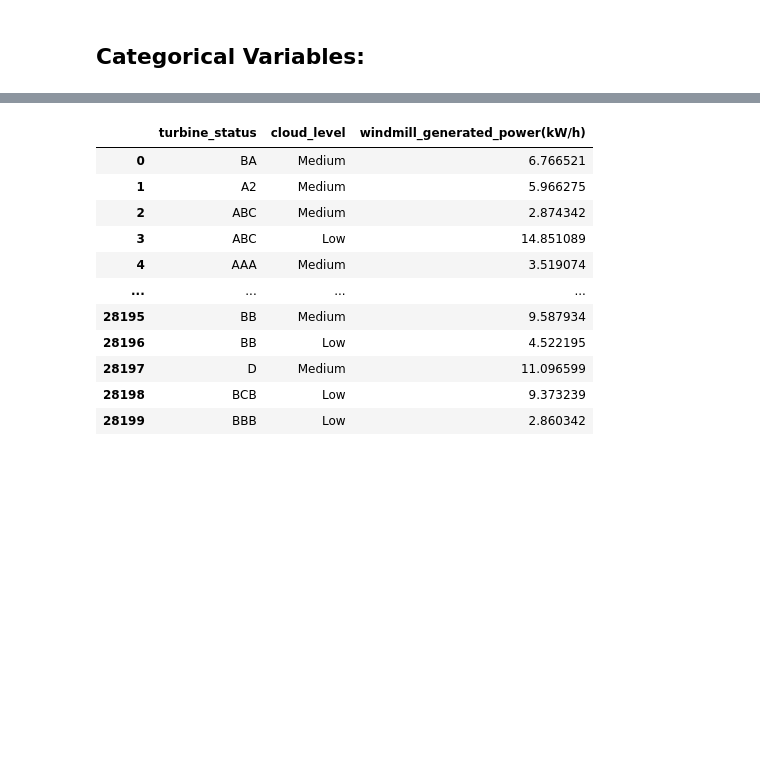
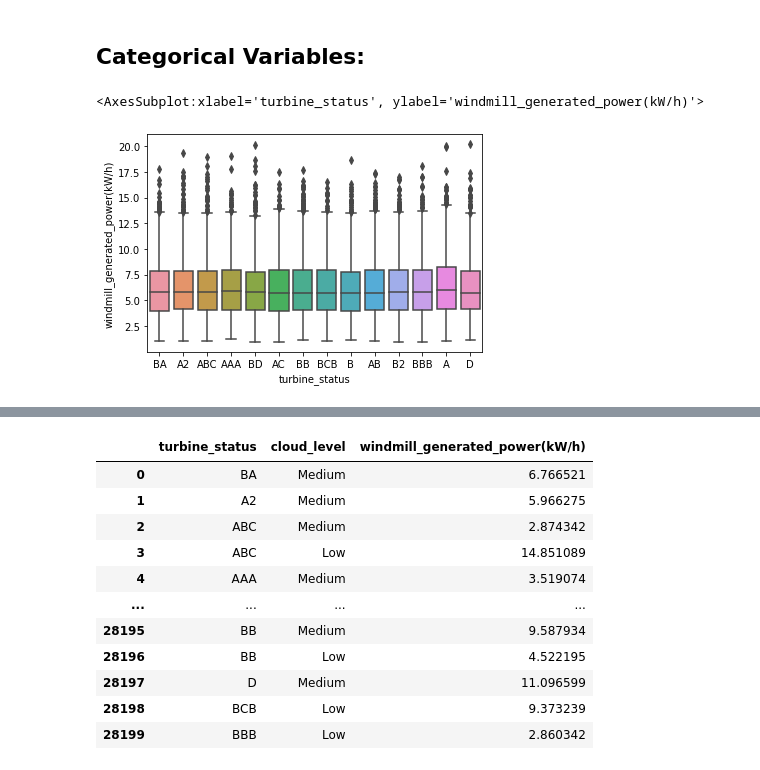
Before and after one commit to utshabkg/ML_Competition-AND-Practice, a Jupyter notebook: Competition/HackerEarth A Fine Windy Day/exporatory_data_analysis.ipynb, the cells around one changed output, grey strips where cells are left out. Drawn from its saved outputs; the diff is of its cells as text; code cells hidden in the pictures; blank space fills up the shorter version.

```diff
--- a/Competition/HackerEarth A Fine Windy Day/exporatory_data_analysis.ipynb
+++ b/Competition/HackerEarth A Fine Windy Day/exporatory_data_analysis.ipynb
@@ -232,3 +214,8 @@ pearson_p_final
  'windmill_generated_power(kW/h)']
 # %% [markdown]
 ## Categorical Variables:
+# %%
+sns.boxplot(train['turbine_status'], train[wind])
+# %% [output]
+<AxesSubplot:xlabel='turbine_status', ylabel='windmill_generated_power(kW/h)'>
+[figure, added]
```
Also changed, not shown: parts of 33 cells of this notebook, 1 other file.
